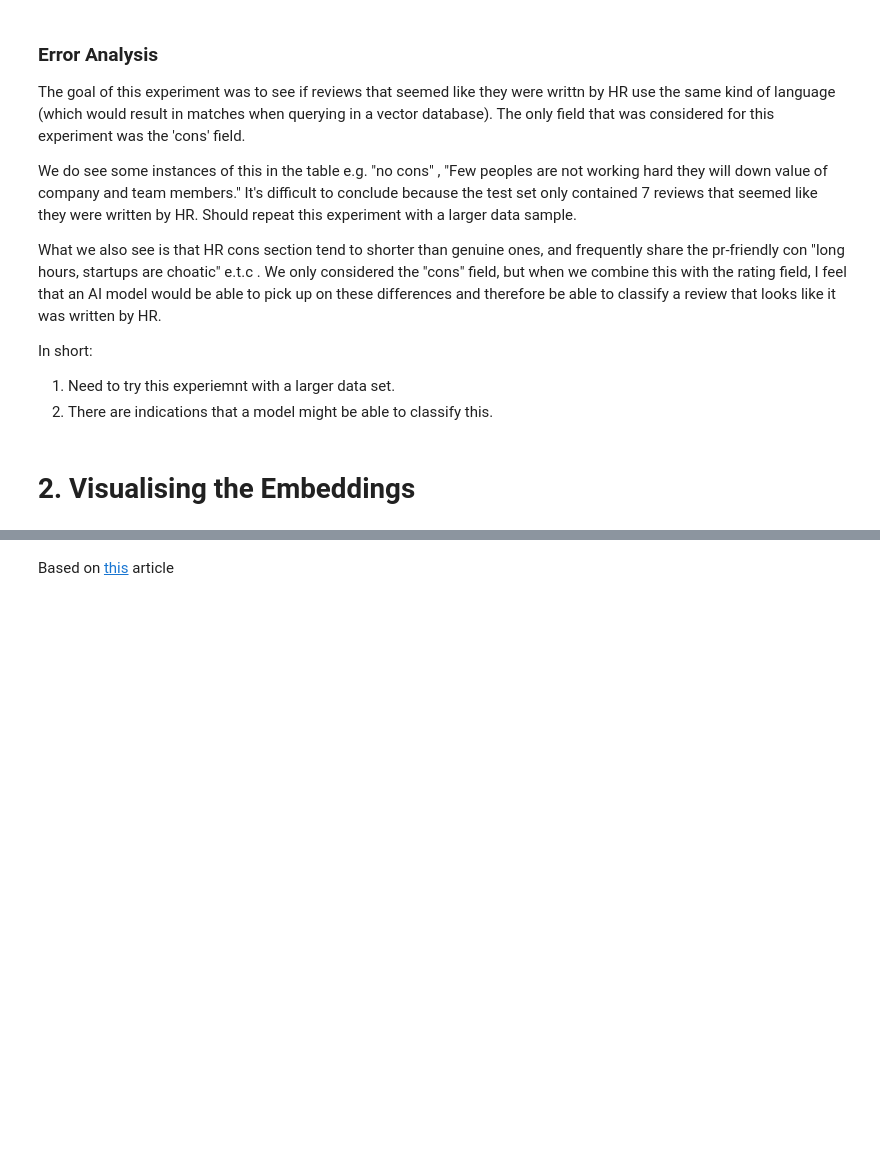
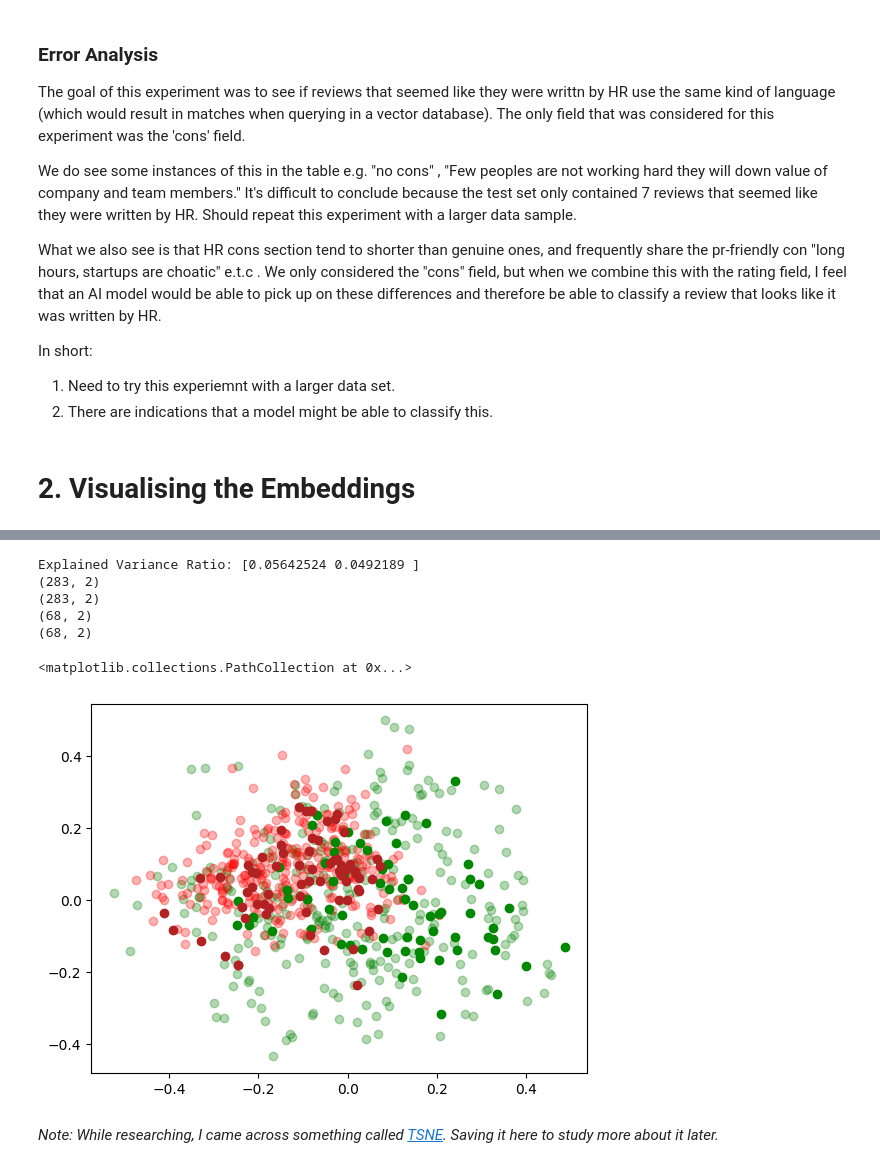
Before and after one commit to w-k-s/Glassdoor-HR-Review-Detector, a Jupyter notebook: Glassdoor HR Review Detector.ipynb, the cells around one changed output, grey strips where cells are left out. Drawn from its saved outputs; the diff is of its cells as text; code cells hidden in the pictures; blank space fills up the shorter version.

```diff
--- a/Glassdoor HR Review Detector.ipynb
+++ b/Glassdoor HR Review Detector.ipynb
@@ -146,2 +208,47 @@ In short:
+# %%
+from sklearn.decomposition import PCA
+
+# Loading the PCA algorithm
+pca_2 = PCA(n_components=2)
+# Let's fit the data. We do not need to scale it, since sklearn's implementation already handles it.
+pca_2.fit(genuine_pros_matrix)
+print(f"Explained Variance Ratio: {pca_2.explained_variance_ratio_}")
+
+genuine_pros_2d = pca_2.transform(genuine_pros_matrix)
+genuine_cons_2d = pca_2.transform(genuine_cons_matrix)
+hr_pros_2d = pca_2.transform(hr_pros_matrix)
+hr_cons_2d = pca_2.transform(hr_cons_matrix)
+print(genuine_pros_2d.shape)
+print(genuine_cons_2d.shape)
+print(hr_pros_2d.shape)
+print(hr_cons_2d.shape)
+# %% [output]
+Explained Variance Ratio: [0.05642524 0.0492189 ]
+(283, 2)
+(283, 2)
+(68, 2)
+(68, 2)
+# %%
+import matplotlib.pyplot as plt
+import matplotlib
+import numpy as np
+
+xgp = [x for x,y in genuine_pros_2d]
+ygp = [y for x,y in genuine_pros_2d]
+xgc = [x for x,y in genuine_cons_2d]
+ygc = [y for x,y in genuine_cons_2d]
+
+xhp = [x for x,y in hr_pros_2d]
+yhp = [y for x,y in hr_pros_2d]
+xhc = [x for x,y in hr_cons_2d]
+yhc = [y for x,y in hr_cons_2d]
+
+plt.scatter(xgp, ygp, c='green', alpha=0.3)
+plt.scatter(xgc, ygc, c='red', alpha=0.3)
+plt.scatter(xhp, yhp, c='#008800')
+plt.scatter(xhc, yhc, c='#b22222')
+# %% [output]
+<matplotlib.collections.PathCollection at 0x...>
+[figure, added]
 # %% [markdown]
-Based on [this](https://cookbook.openai.com/examples/visualizing_embeddings_in_2d) article
+*Note: While researching, I came across something called [TSNE](https://cookbook.openai.com/examples/visualizing_embeddings_in_2d). Saving it here to study more about it later.*
```
Also changed, not shown: parts of 12 cells of this notebook, 1 other file.
